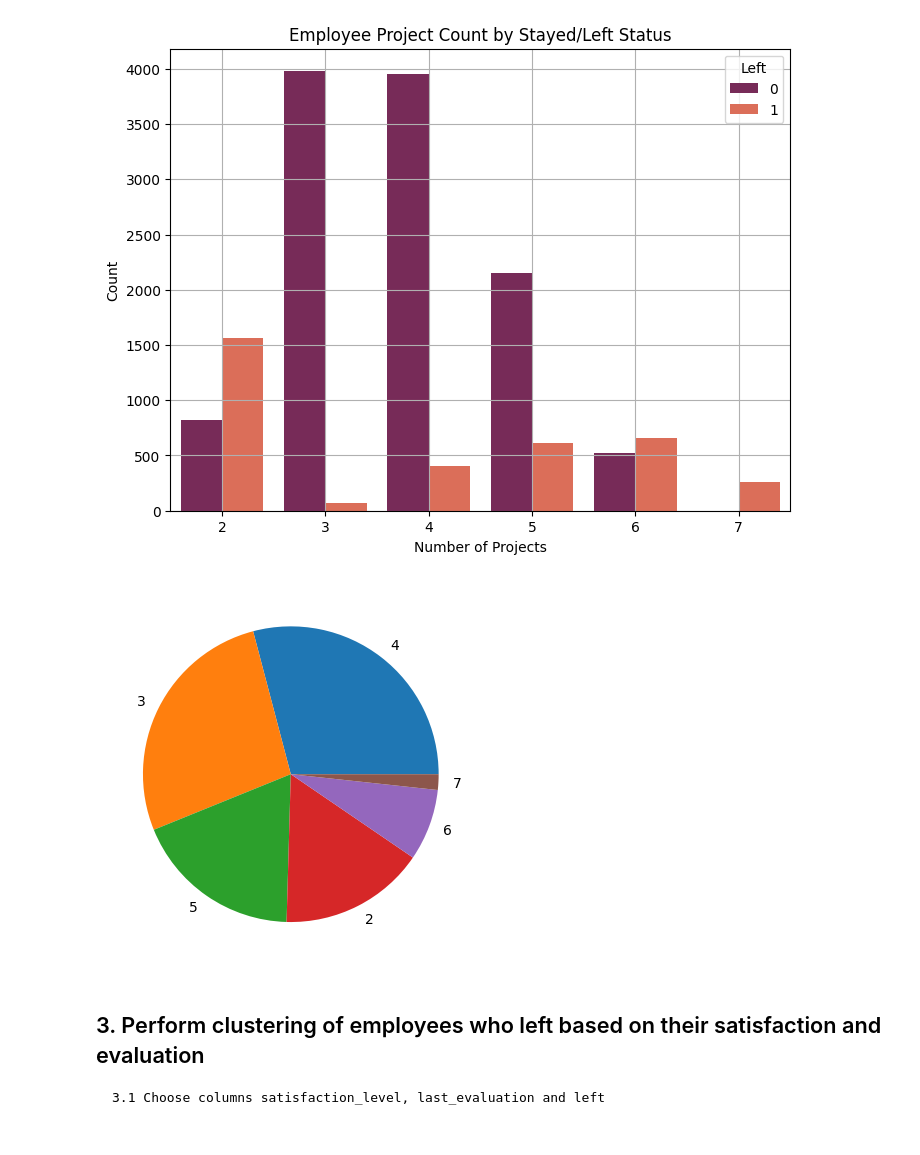
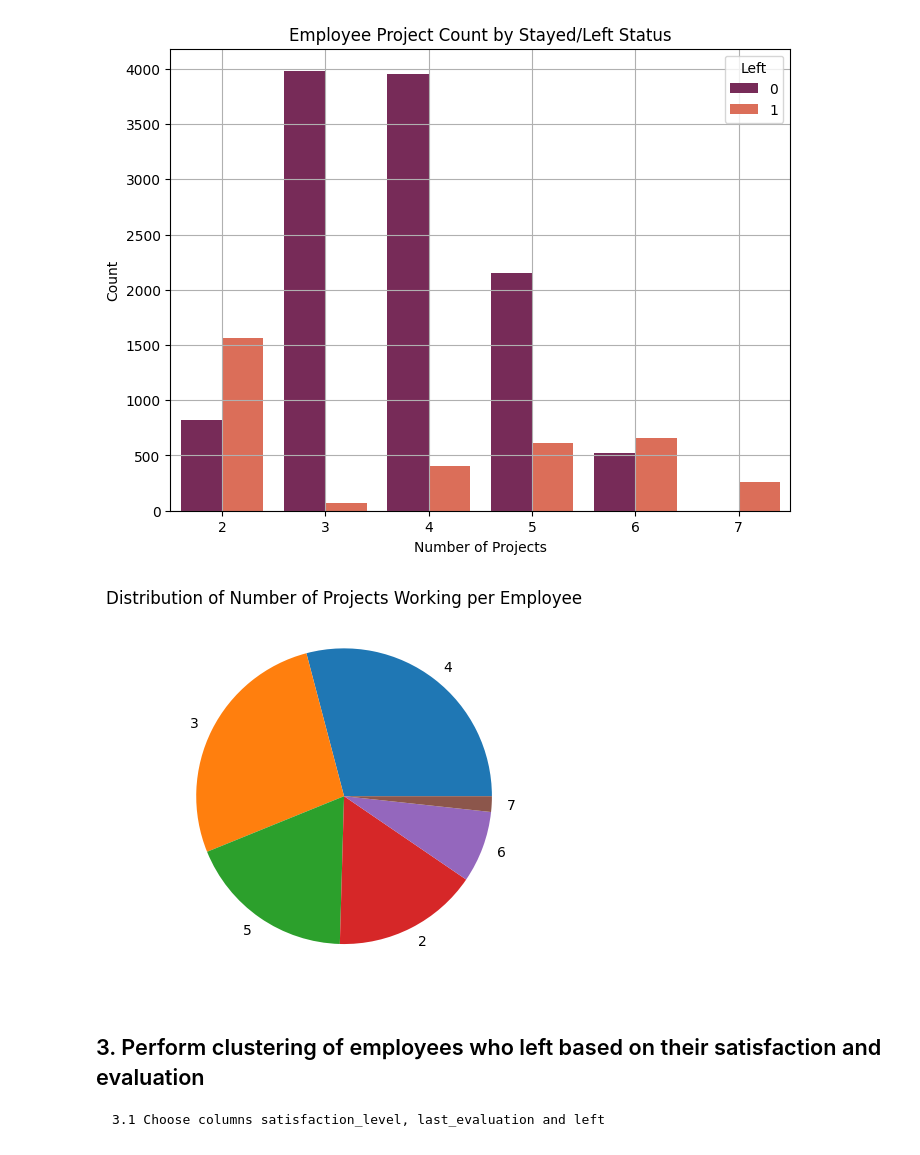
Before and after one commit to mobeloper/machinelearning, a Jupyter notebook: Projects/EmployeeTurnoverPrediction/employeeTurnoverPrediction.ipynb, the cells around one changed output. Cells and saved outputs as stored; diff of their text form; code cells hidden in the pictures.

```diff
--- a/Projects/EmployeeTurnoverPrediction/employeeTurnoverPrediction.ipynb
+++ b/Projects/EmployeeTurnoverPrediction/employeeTurnoverPrediction.ipynb
@@ -294,9 +324,10 @@ plt.show()
 # %%
 number_projects = df['number_project'].value_counts()
 plt.pie(number_projects.values, labels=number_projects.index)
+plt.title('Distribution of Number of Projects Working per Employee')
 plt.show()
 # %% [output]
-[figure, old version]
+[figure, new version]
 # %% [markdown]
 ## 3.  Perform clustering of employees who left based on their satisfaction and evaluation
     3.1 Choose columns satisfaction_level, last_evaluation and left
```
Also changed, not shown: parts of 110 cells of this notebook, 7 other files.
